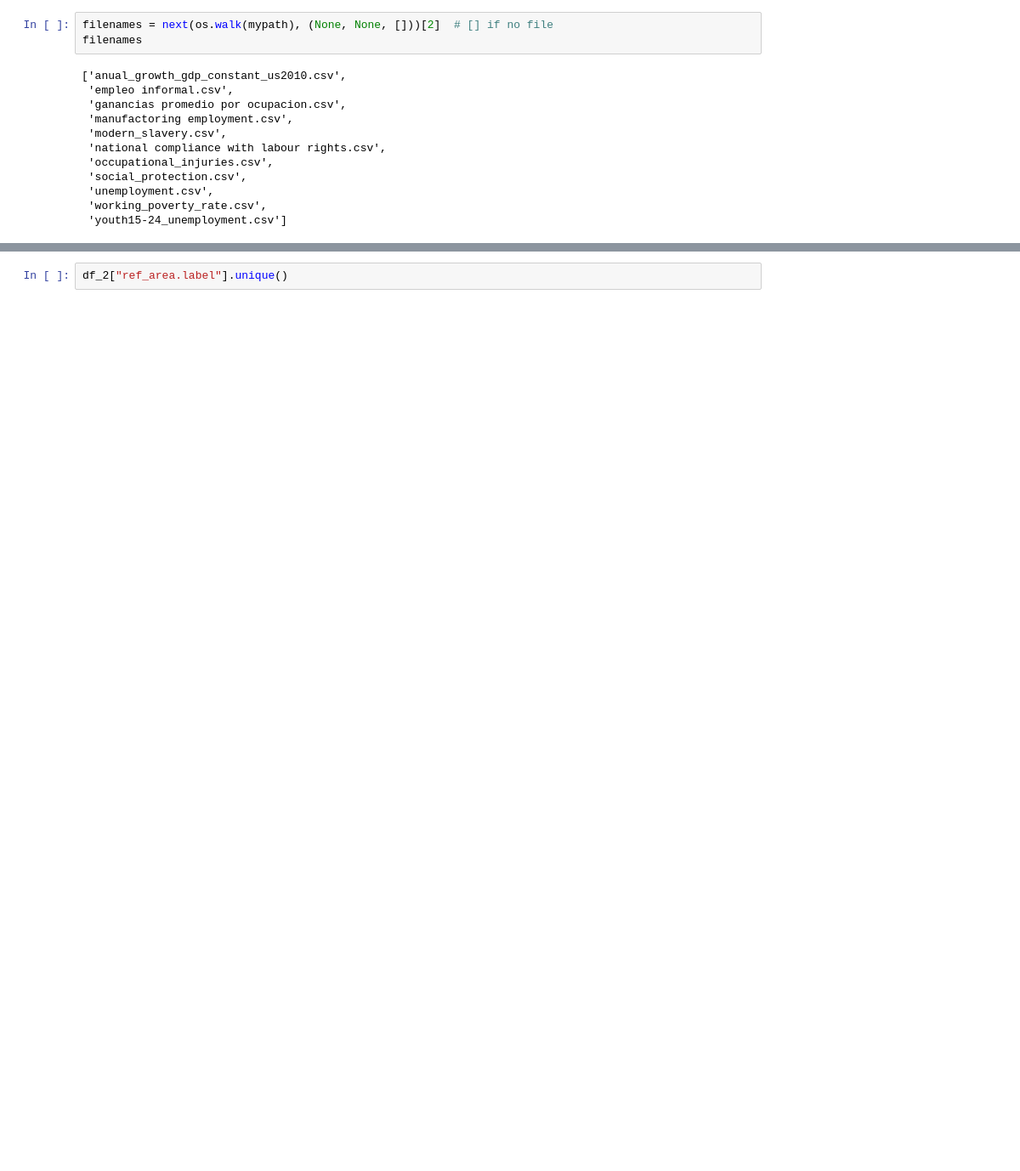
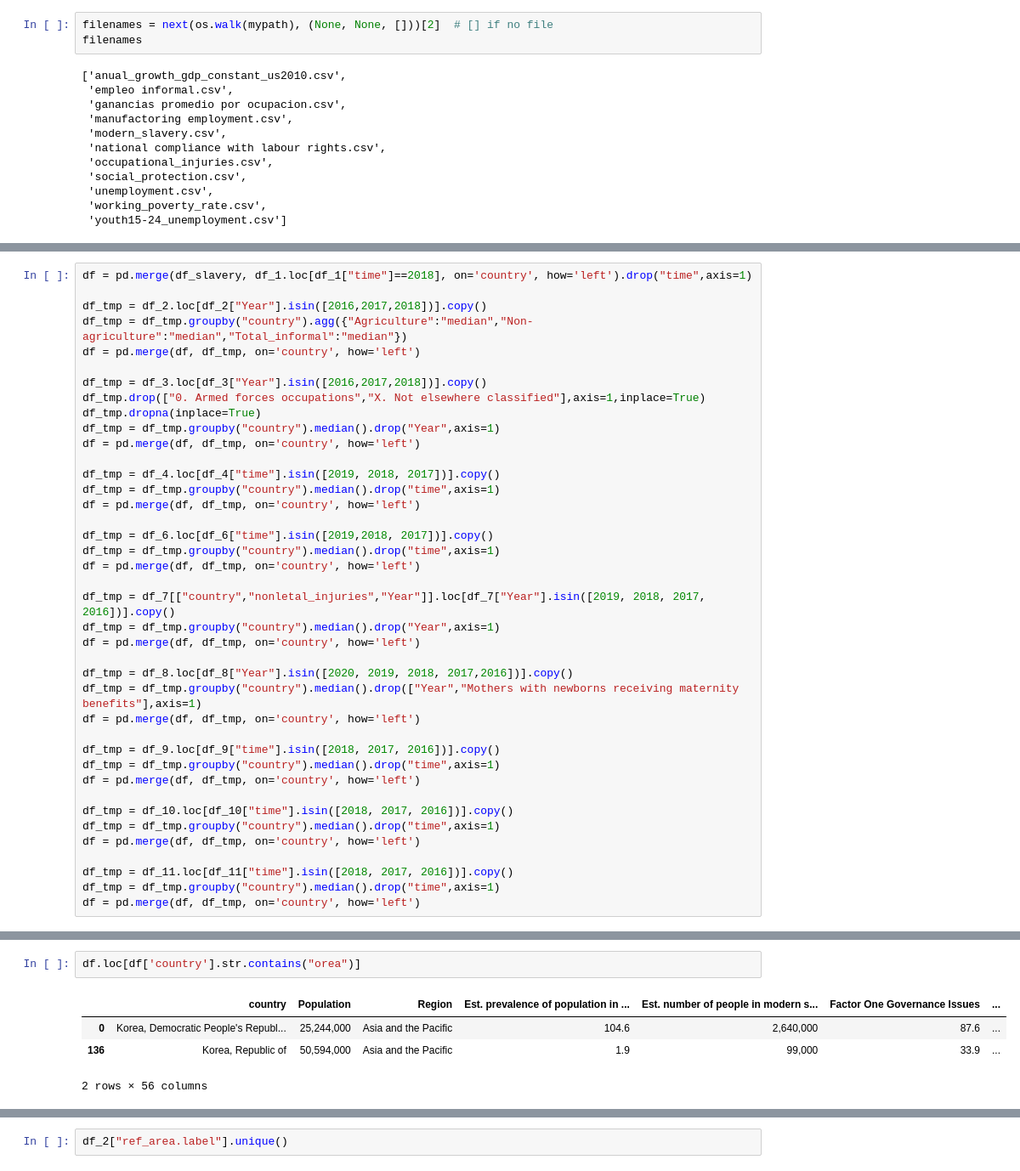
Before and after one commit to DataJam-Pasos-Libres-2021/TeamNinus, a Jupyter notebook: project/adecuacion.ipynb, the cells around one changed output, grey strips where cells are left out. Shown at 85% size. Drawn from its saved outputs; the diff is of its cells as text; blank space fills up the shorter version.

```diff
--- a/project/adecuacion.ipynb
+++ b/project/adecuacion.ipynb
@@ -88,0 +55,40 @@ Index(['country', 'Population', 'Region',
+# %%
+df = pd.merge(df_slavery, df_1.loc[df_1["time"]==2018], on='country', how='left').drop("time",axis=1)
+
+df_tmp = df_2.loc[df_2["Year"].isin([2016,2017,2018])].copy()
+df_tmp = df_tmp.groupby("country").agg({"Agriculture":"median","Non-agriculture":"median","Total_informal":"median"})
+df = pd.merge(df, df_tmp, on='country', how='left')
+
+df_tmp = df_3.loc[df_3["Year"].isin([2016,2017,2018])].copy()
+df_tmp.drop(["0. Armed forces occupations","X. Not elsewhere classified"],axis=1,inplace=True)
+df_tmp.dropna(inplace=True)
+df_tmp = df_tmp.groupby("country").median().drop("Year",axis=1)
+df = pd.merge(df, df_tmp, on='country', how='left')
+
+df_tmp = df_4.loc[df_4["time"].isin([2019, 2018, 2017])].copy()
+df_tmp = df_tmp.groupby("country").median().drop("time",axis=1)
+df = pd.merge(df, df_tmp, on='country', how='left')
+
+df_tmp = df_6.loc[df_6["time"].isin([2019,2018, 2017])].copy()
+df_tmp = df_tmp.groupby("country").median().drop("time",axis=1)
+df = pd.merge(df, df_tmp, on='country', how='left')
+
+df_tmp = df_7[["country","nonletal_injuries","Year"]].loc[df_7["Year"].isin([2019, 2018, 2017, 2016])].copy()
+df_tmp = df_tmp.groupby("country").median().drop("Year",axis=1)
+df = pd.merge(df, df_tmp, on='country', how='left')
+
+df_tmp = df_8.loc[df_8["Year"].isin([2020, 2019, 2018, 2017,2016])].copy()
+df_tmp = df_tmp.groupby("country").median().drop(["Year","Mothers with newborns receiving maternity benefits"],axis=1)
+df = pd.merge(df, df_tmp, on='country', how='left')
+
+df_tmp = df_9.loc[df_9["time"].isin([2018, 2017, 2016])].copy()
+df_tmp = df_tmp.groupby("country").median().drop("time",axis=1)
+df = pd.merge(df, df_tmp, on='country', how='left')
+
+df_tmp = df_10.loc[df_10["time"].isin([2018, 2017, 2016])].copy()
+df_tmp = df_tmp.groupby("country").median().drop("time",axis=1)
+df = pd.merge(df, df_tmp, on='country', how='left')
+
+df_tmp = df_11.loc[df_11["time"].isin([2018, 2017, 2016])].copy()
+df_tmp = df_tmp.groupby("country").median().drop("time",axis=1)
+df = pd.merge(df, df_tmp, on='country', how='left')
@@ -88,0 +160,7 @@ Index(['country', 'Population', 'Region',
+# %%
+df.loc[df['country'].str.contains("orea")]
+# %% [output]
+|  | country | Population | Region | Est. prevalence of population in ... | Est. number of people in modern s... | Factor One Governance Issues | ... |
+| 0 | Korea, Democratic People's Republ... | 25,244,000 | Asia and the Pacific | 104.6 | 2,640,000 | 87.6 | ... |
+| 136 | Korea, Republic of | 50,594,000 | Asia and the Pacific | 1.9 | 99,000 | 33.9 | ... |
+2 rows × 56 columns
```
Also changed, not shown: parts of 13 cells of this notebook.
